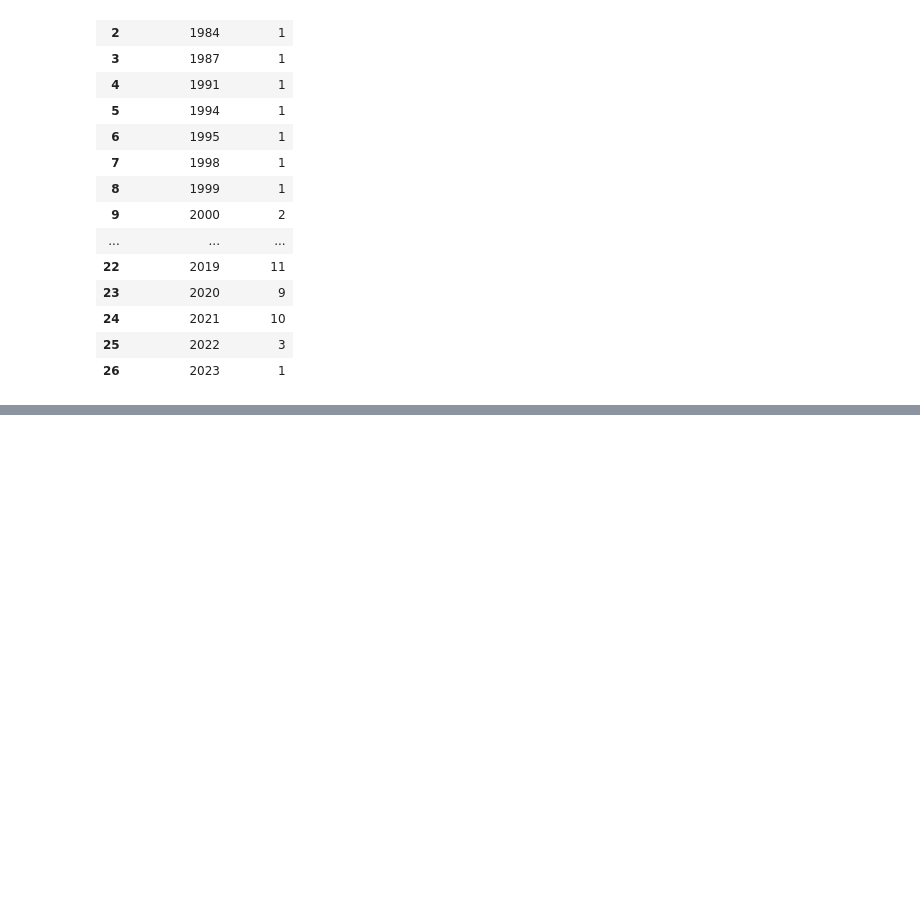
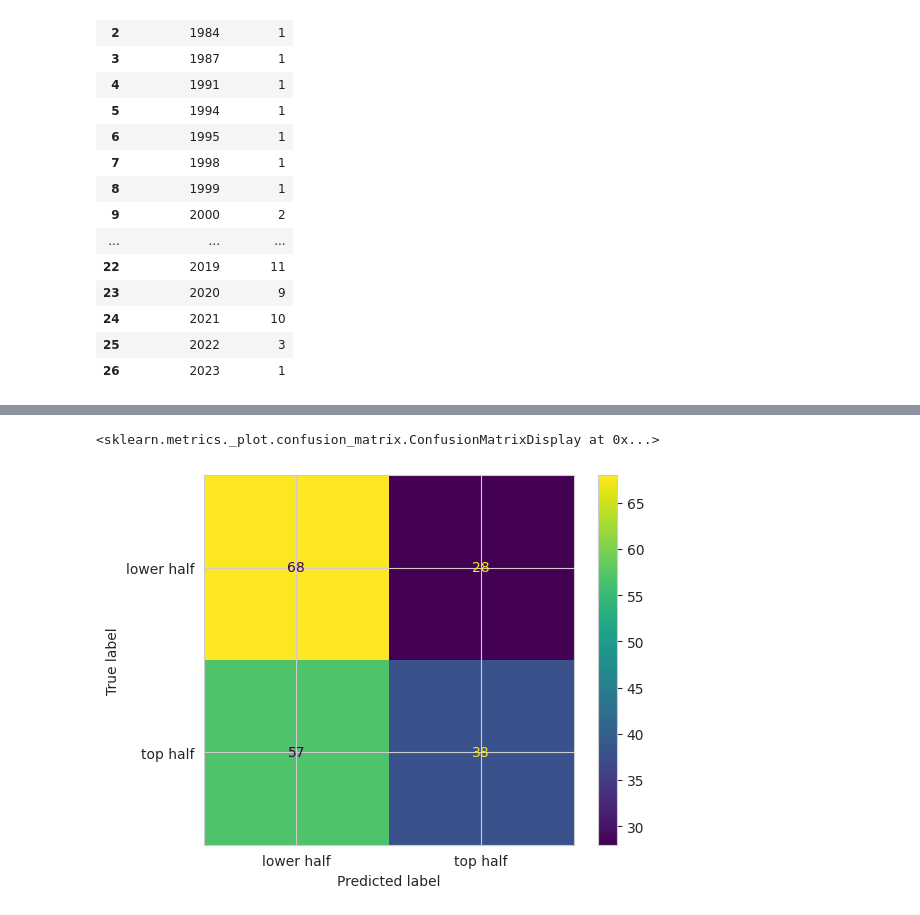
Before and after one commit to jp121412/Spotify_TCS, a Jupyter notebook: spotify.ipynb, the cells around one changed output, grey strips where cells are left out. Cells and saved outputs as stored; diff of their text form; code cells hidden in the pictures; blank space fills up the shorter version.

```diff
--- a/spotify.ipynb
+++ b/spotify.ipynb
@@ -644,0 +682,2 @@ plt.show()
+# %%
+X_train, X_test, y_train, y_test = model_selection.train_test_split(features, label, test_size = 0.2, random_state = 42)
@@ -644,0 +687,6 @@ plt.show()
+# %%
+# COMPLETE THIS CODE
+model = KNeighborsClassifier(n_neighbors = 1)
+# %%
+model.fit(X_train, y_train)
+model.predict(X_test)
@@ -644,0 +747,6 @@ plt.show()
+# %%
+from sklearn import metrics
+metrics.ConfusionMatrixDisplay.from_predictions(y_test, model.predict(X_test), display_labels=['lower half', 'top half'])
+# %% [output]
+<sklearn.metrics._plot.confusion_matrix.ConfusionMatrixDisplay at 0x...>
+[figure, added]
```
Also changed, not shown: parts of 18 cells of this notebook.
